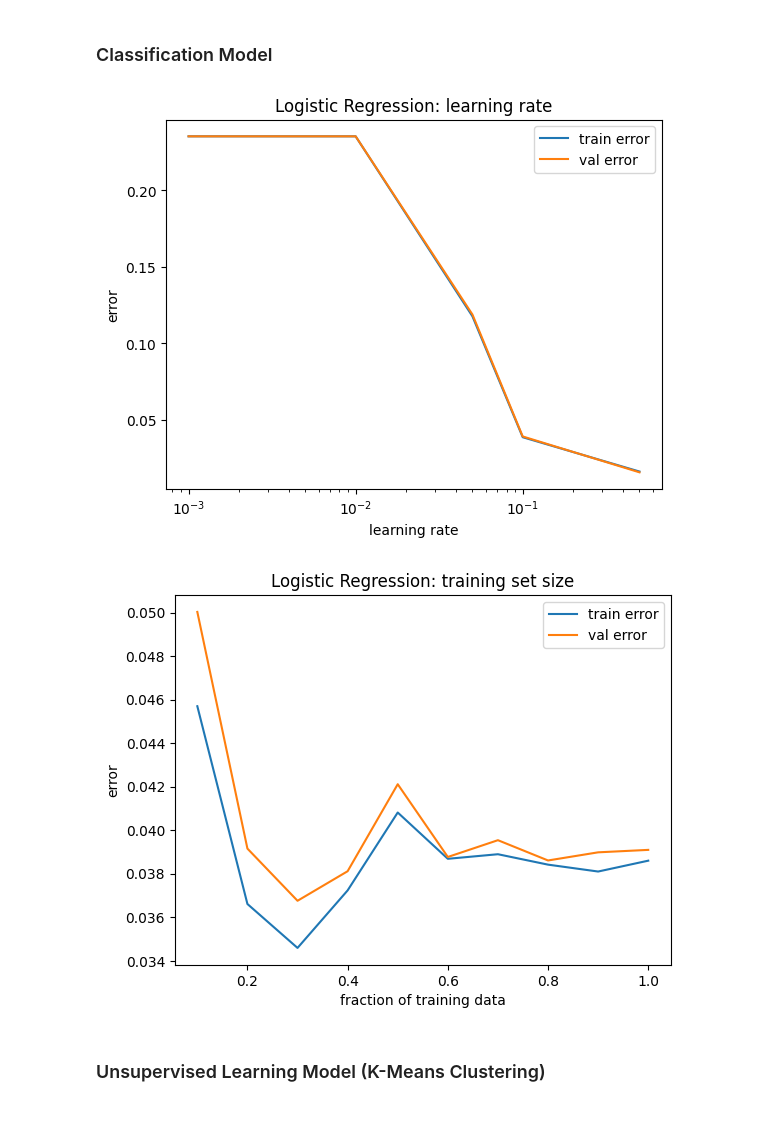
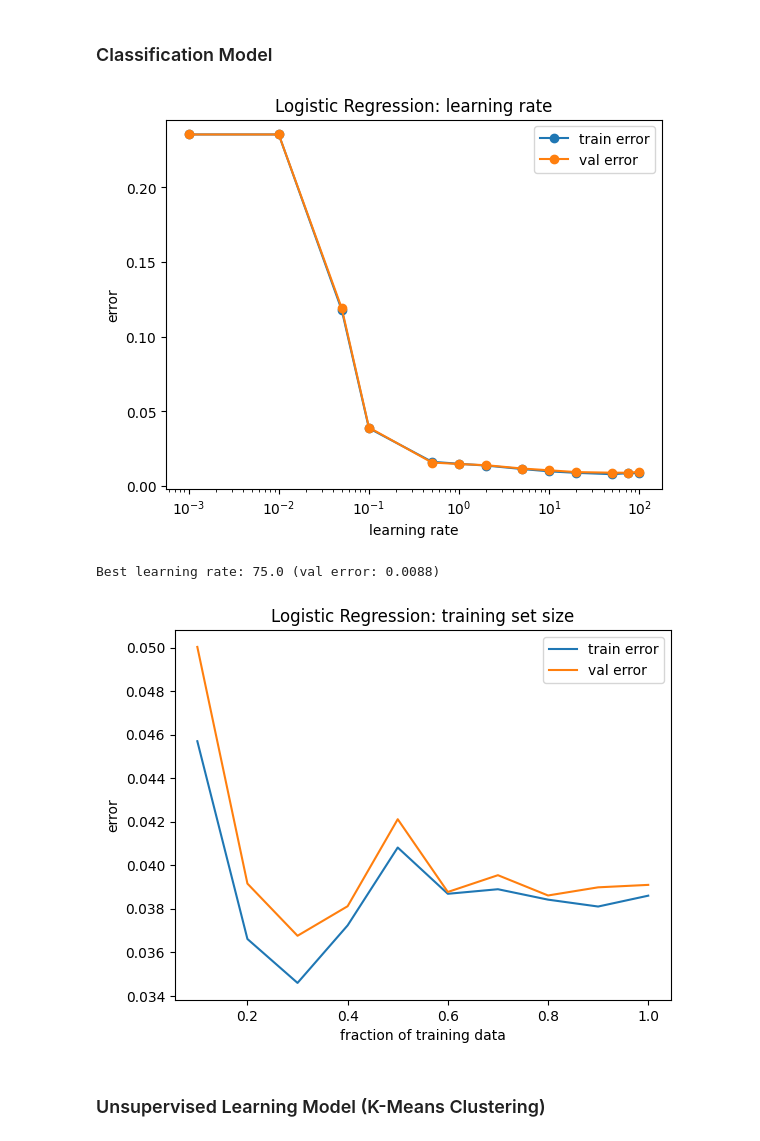
Before and after one commit to Joe-Bresee/data-mining, a Jupyter notebook: a1/Data_Mining_Assignment_1_post.ipynb, the cells around one changed output. Saved outputs shown, nothing was run; the diff lists cells and outputs as text; code cells hidden in the pictures.

```diff
--- a/a1/Data_Mining_Assignment_1_post.ipynb
+++ b/a1/Data_Mining_Assignment_1_post.ipynb
@@ -530,7 +554,7 @@ plt.show()
 class_data = np.column_stack([X_train.values, y_class_train.values])
 
 # Experiment 1: vary learning rate
-learning_rates = [0.001, 0.01, 0.05, 0.1, 0.5]
+learning_rates = [0.001, 0.01, 0.05, 0.1, 0.5, 1.0, 2.0, 5.0, 10.0, 20.0, 50.0, 75.0, 100.0]
 train_errors, val_errors = [], []
 
 for lr in learning_rates:
@@ -538,35 +562,39 @@ for lr in learning_rates:
     results = k_fold_cross_validation(class_data, k=5, model=model)
     train_errors.append(1 - results["average_train_score"])
     val_errors.append(1 - results["average_val_score"])
 
-plt.plot(learning_rates, train_errors, label="train error")
-plt.plot(learning_rates, val_errors, label="val error")
+plt.plot(learning_rates, train_errors, label="train error", marker='o')
+plt.plot(learning_rates, val_errors, label="val error", marker='o')
 plt.xscale("log")
 plt.xlabel("learning rate")
 plt.ylabel("error")
 plt.title("Logistic Regression: learning rate")
+plt.ylim(min(train_errors + val_errors) - 0.01, max(train_errors + val_errors) + 0.01)  # zoom
 plt.legend()
 plt.show()
+
+best_lr = learning_rates[np.argmin(val_errors)]
+print(f"Best learning rate: {best_lr} (val error: {min(val_errors):.4f})")
 
 # Experiment 2: vary training set size
 fractions = [0.1, 0.2, 0.3, 0.4, 0.5, 0.6, 0.7, 0.8, 0.9, 1.0]
 train_errors, val_errors = [], []
 
 for frac in fractions:
     subset = class_data[:int(len(class_data) * frac)]
     model = JoesLogisticRegression(learning_rate=0.1, n_iterations=1000)
     results = k_fold_cross_validation(subset, k=5, model=model)
     train_errors.append(1 - results["average_train_score"])
     val_errors.append(1 - results["average_val_score"])
 
 plt.plot(fractions, train_errors, label="train error")
 plt.plot(fractions, val_errors, label="val error")
 plt.xlabel("fraction of training data")
 plt.ylabel("error")
 plt.title("Logistic Regression: training set size")
 plt.legend()
 plt.show()
-### Unsupervised Learning Model (K-Means Clustering)
 # %% [output]
-[figure, old version]
+[figure, new version]
+Best learning rate: 75.0 (val error: 0.0088)
 [figure]
```
Also changed, not shown: parts of 12 cells of this notebook.
